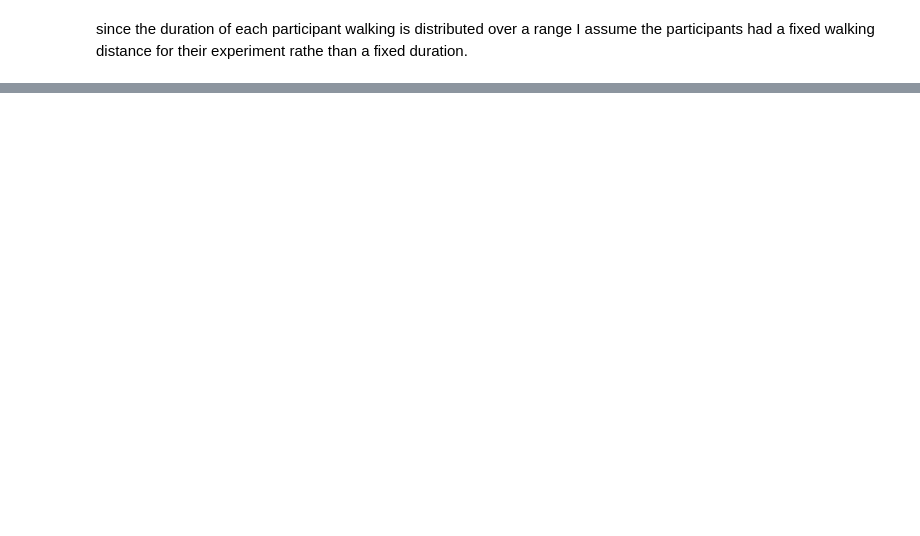
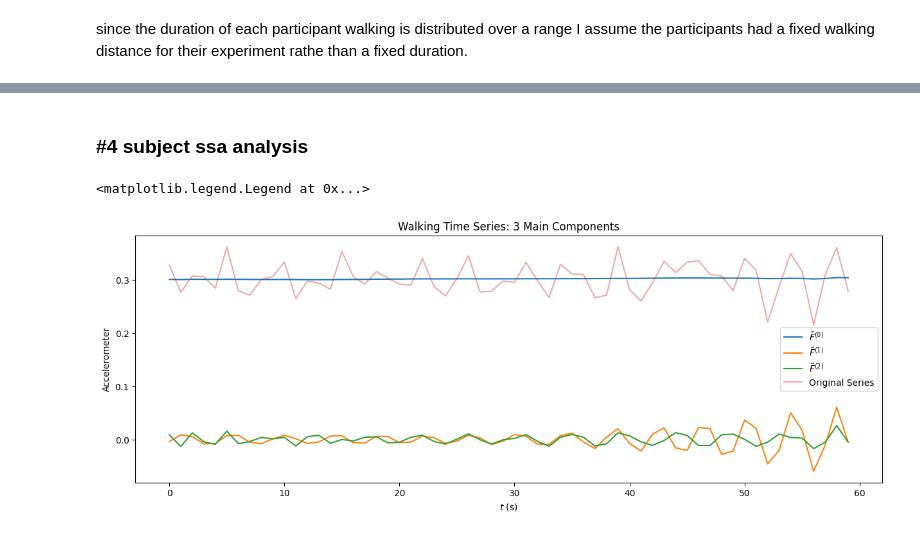
Before and after one commit to vividbaek/DataAnalysis, a Jupyter notebook: smartphone/[00]Basic.ipynb, the cells around one changed output, grey strips where cells are left out. Cells and saved outputs as stored; diff of their text form; code cells hidden in the pictures; blank space fills up the shorter version.

```diff
--- a/smartphone/[00]Basic.ipynb
+++ b/smartphone/[00]Basic.ipynb
@@ -594,0 +784,24 @@ I will review the durations for this assumption with a small experiment on my st
+# %% [markdown]
+### #4 subject ssa analysis
+# %%
+walking_series = both_df[(label =='WALKING') & (both_df['subject'] == '#4')][['tBodyAcc-mean()-X', 'tBodyAcc-mean()-Y', 'tBodyAcc-mean()-Z']].reset_index(drop=True)
+
+walking_series = (walking_series**2).sum(axis = 1)**0.5
+
+series_ssa = SSA(walking_series, 30)
+
+
+# plotting the decomposition
+plt.figure(figsize = (15,5))
+series_ssa.reconstruct(0).plot()
+series_ssa.reconstruct([1,2]).plot()
+series_ssa.reconstruct([3,4]).plot()
+series_ssa.orig_TS.plot(alpha = 0.4)
+plt.title('Walking Time Series: 3 Main Components')
+plt.xlabel(r'$t$ (s)')
+plt.ylabel('Accelerometer')
+legend = [r'$\tilde{{F}}^{{({0})}}$'.format(i) for i in range(3)] + ['Original Series']
+plt.legend(legend)
+# %% [output]
+<matplotlib.legend.Legend at 0x...>
+[figure, added]
```
Also changed, not shown: parts of 30 cells of this notebook.
